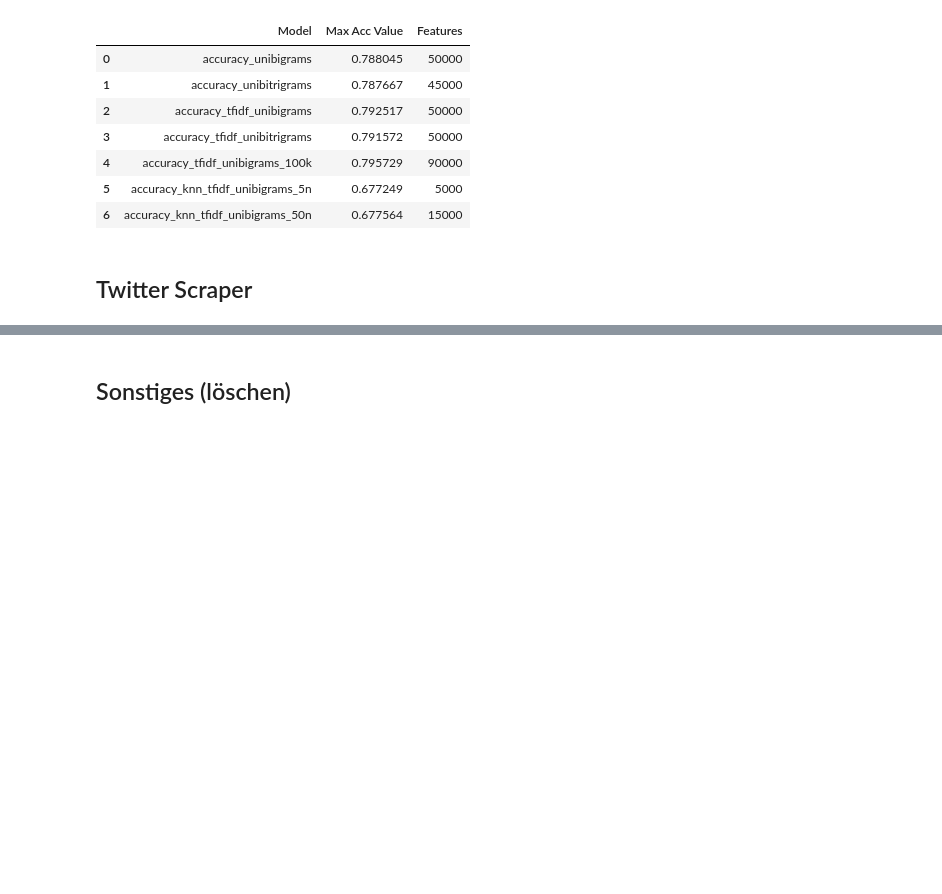
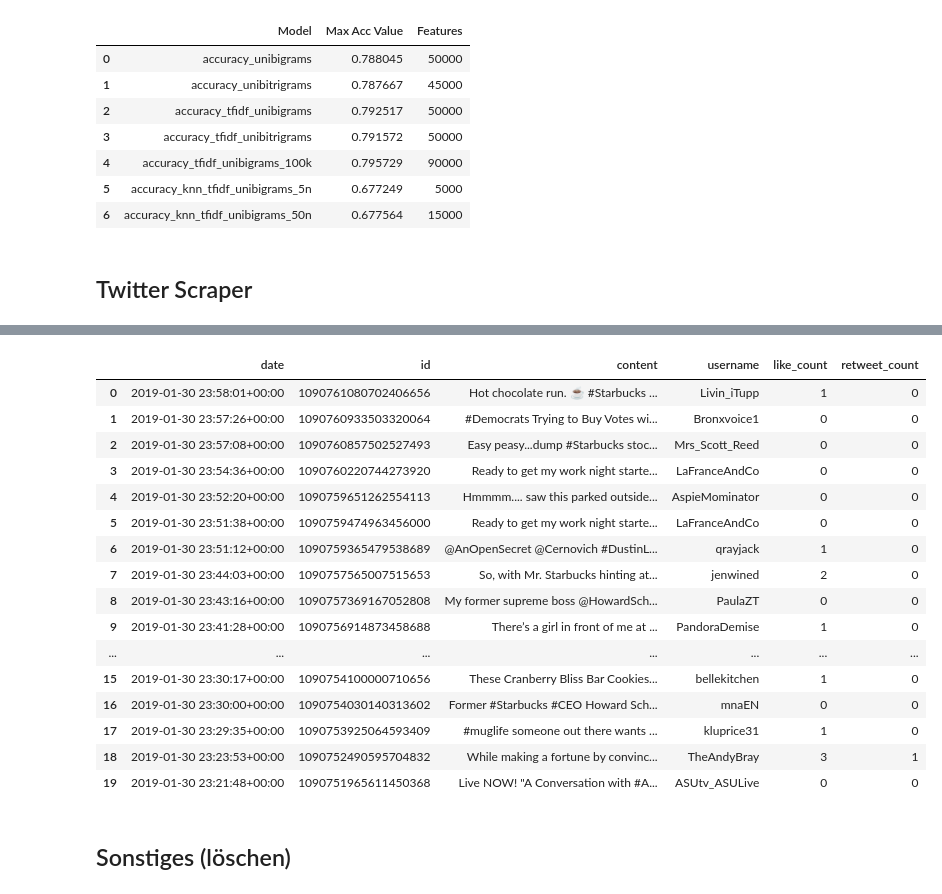
Before and after one commit to DavidStein7/marketing_analytics_project, a Jupyter notebook: Notebooks/data_preparation.ipynb, the cells around one changed output, grey strips where cells are left out. Cells and saved outputs as stored; diff of their text form; code cells hidden in the pictures; blank space fills up the shorter version.

Commit message:
starbucks datei

```diff
--- a/Notebooks/data_preparation.ipynb
+++ b/Notebooks/data_preparation.ipynb
@@ -1461,0 +1480,20 @@ tweet_df.to_csv(f"{filename}",index=False)
+# %%
+tweet_df.head(20)
+# %% [output]
+|  | date | id | content | username | like_count | retweet_count |
+| 0 | 2019-01-30 23:58:01+00:00 | 1090761080702406656 | Hot chocolate run. ☕️ #Starbucks ... | Livin_iTupp | 1 | 0 |
+| 1 | 2019-01-30 23:57:26+00:00 | 1090760933503320064 | #Democrats Trying to Buy Votes wi... | Bronxvoice1 | 0 | 0 |
+| 2 | 2019-01-30 23:57:08+00:00 | 1090760857502527493 | Easy peasy...dump #Starbucks stoc... | Mrs_Scott_Reed | 0 | 0 |
+| 3 | 2019-01-30 23:54:36+00:00 | 1090760220744273920 | Ready to get my work night starte... | LaFranceAndCo | 0 | 0 |
+| 4 | 2019-01-30 23:52:20+00:00 | 1090759651262554113 | Hmmmm.... saw this parked outside... | AspieMominator | 0 | 0 |
+| 5 | 2019-01-30 23:51:38+00:00 | 1090759474963456000 | Ready to get my work night starte... | LaFranceAndCo | 0 | 0 |
+| 6 | 2019-01-30 23:51:12+00:00 | 1090759365479538689 | @AnOpenSecret @Cernovich #DustinL... | qrayjack | 1 | 0 |
+| 7 | 2019-01-30 23:44:03+00:00 | 1090757565007515653 | So, with Mr. Starbucks hinting at... | jenwined | 2 | 0 |
+| 8 | 2019-01-30 23:43:16+00:00 | 1090757369167052808 | My former supreme boss @HowardSch... | PaulaZT | 0 | 0 |
+| 9 | 2019-01-30 23:41:28+00:00 | 1090756914873458688 | There’s a girl in front of me at ... | PandoraDemise | 1 | 0 |
+| ... | ... | ... | ... | ... | ... | ... |
+| 15 | 2019-01-30 23:30:17+00:00 | 1090754100000710656 | These Cranberry Bliss Bar Cookies... | bellekitchen | 1 | 0 |
+| 16 | 2019-01-30 23:30:00+00:00 | 1090754030140313602 | Former #Starbucks #CEO Howard Sch... | mnaEN | 0 | 0 |
+| 17 | 2019-01-30 23:29:35+00:00 | 1090753925064593409 | #muglife someone out there wants ... | kluprice31 | 1 | 0 |
+| 18 | 2019-01-30 23:23:53+00:00 | 1090752490595704832 | While making a fortune by convinc... | TheAndyBray | 3 | 1 |
+| 19 | 2019-01-30 23:21:48+00:00 | 1090751965611450368 | Live NOW! "A Conversation with #A... | ASUtv_ASULive | 0 | 0 |
```
Also changed, not shown: parts of 4 cells of this notebook, 1 other file.
